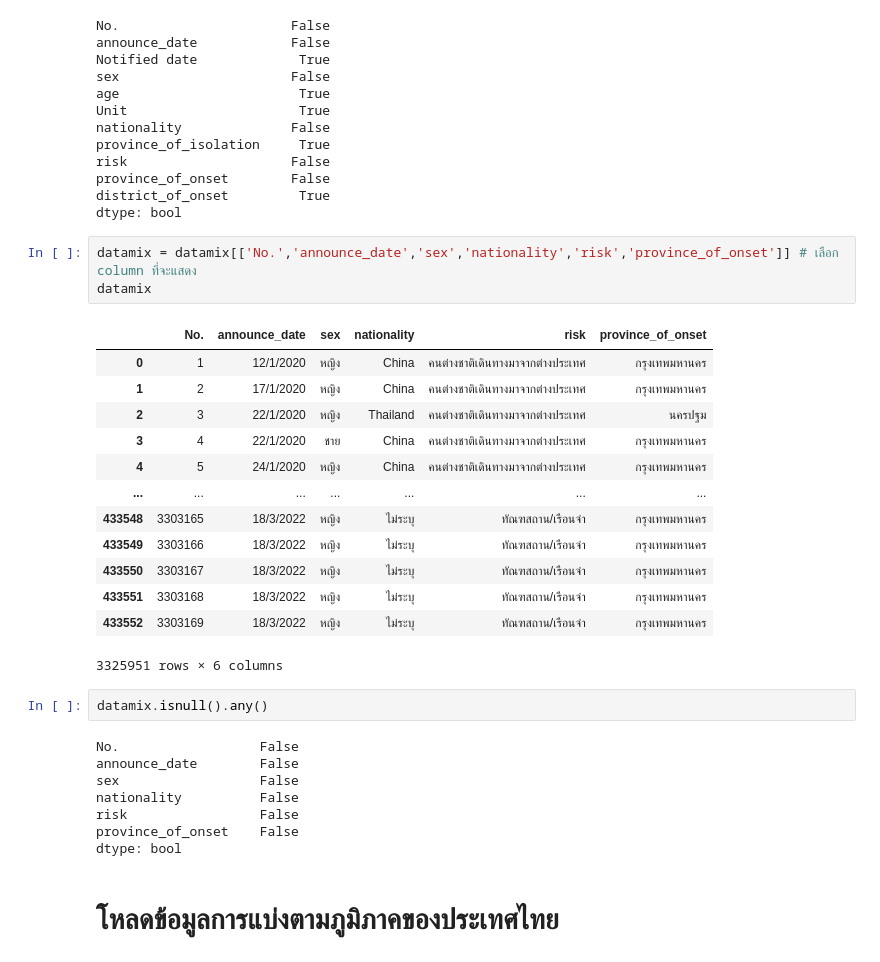
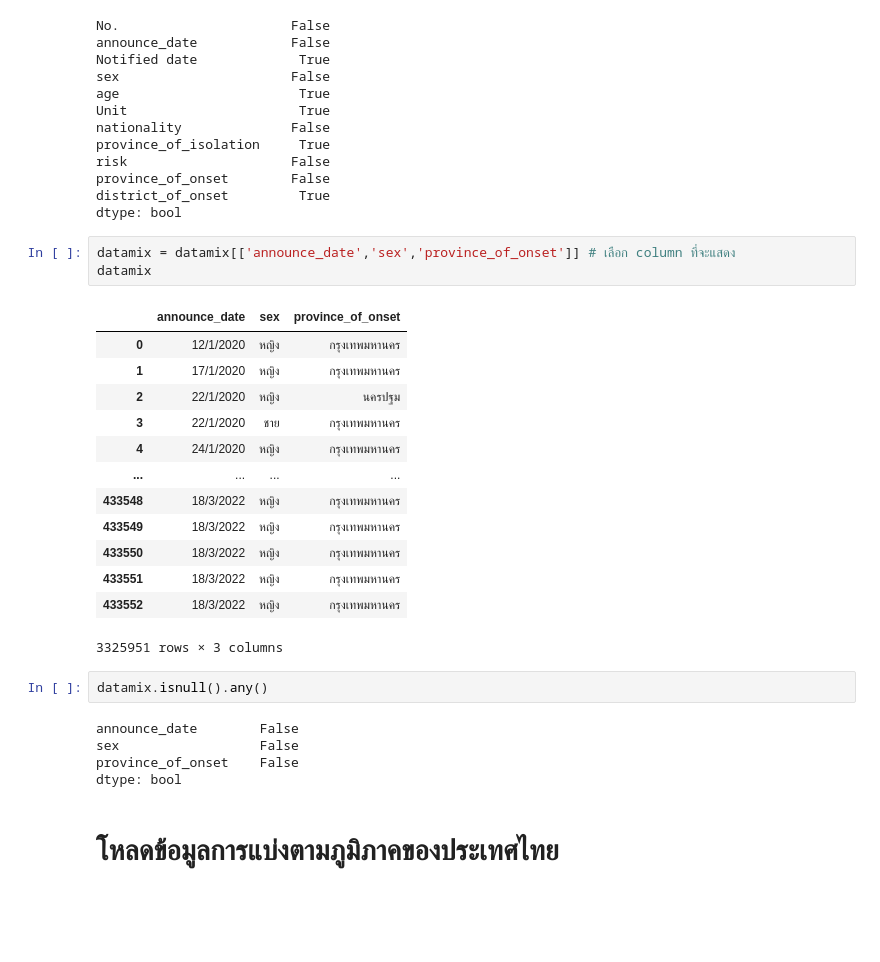
Before and after one commit to Chanunchida-May/data_viz_2022, a Jupyter notebook: ProjectDashBoard.ipynb, the cells around one changed output. Cells and saved outputs as stored; diff of their text form; blank space fills up the shorter version.

```diff
--- a/ProjectDashBoard.ipynb
+++ b/ProjectDashBoard.ipynb
@@ -743,30 +743,27 @@ province_of_onset        False
 district_of_onset         True
 dtype: bool
 # %%
-datamix = datamix[['No.','announce_date','sex','nationality','risk','province_of_onset']] # เลือก column ที่จะแสดง
+datamix = datamix[['announce_date','sex','province_of_onset']] # เลือก column ที่จะแสดง
 datamix
 # %% [output]
-|  | No. | announce_date | sex | nationality | risk | province_of_onset |
-| 0 | 1 | 12/1/2020 | หญิง | China | คนต่างชาติเดินทางมาจากต่างประเทศ | กรุงเทพมหานคร |
-| 1 | 2 | 17/1/2020 | หญิง | China | คนต่างชาติเดินทางมาจากต่างประเทศ | กรุงเทพมหานคร |
-| 2 | 3 | 22/1/2020 | หญิง | Thailand | คนต่างชาติเดินทางมาจากต่างประเทศ | นครปฐม |
-| 3 | 4 | 22/1/2020 | ชาย | China | คนต่างชาติเดินทางมาจากต่างประเทศ | กรุงเทพมหานคร |
-| 4 | 5 | 24/1/2020 | หญิง | China | คนต่างชาติเดินทางมาจากต่างประเทศ | กรุงเทพมหานคร |
-| ... | ... | ... | ... | ... | ... | ... |
-| 433548 | 3303165 | 18/3/2022 | หญิง | ไม่ระบุ | ทัณฑสถาน/เรือนจำ | กรุงเทพมหานคร |
-| 433549 | 3303166 | 18/3/2022 | หญิง | ไม่ระบุ | ทัณฑสถาน/เรือนจำ | กรุงเทพมหานคร |
-| 433550 | 3303167 | 18/3/2022 | หญิง | ไม่ระบุ | ทัณฑสถาน/เรือนจำ | กรุงเทพมหานคร |
-| 433551 | 3303168 | 18/3/2022 | หญิง | ไม่ระบุ | ทัณฑสถาน/เรือนจำ | กรุงเทพมหานคร |
-| 433552 | 3303169 | 18/3/2022 | หญิง | ไม่ระบุ | ทัณฑสถาน/เรือนจำ | กรุงเทพมหานคร |
+|  | announce_date | sex | province_of_onset |
+| 0 | 12/1/2020 | หญิง | กรุงเทพมหานคร |
+| 1 | 17/1/2020 | หญิง | กรุงเทพมหานคร |
+| 2 | 22/1/2020 | หญิง | นครปฐม |
+| 3 | 22/1/2020 | ชาย | กรุงเทพมหานคร |
+| 4 | 24/1/2020 | หญิง | กรุงเทพมหานคร |
+| ... | ... | ... | ... |
+| 433548 | 18/3/2022 | หญิง | กรุงเทพมหานคร |
+| 433549 | 18/3/2022 | หญิง | กรุงเทพมหานคร |
+| 433550 | 18/3/2022 | หญิง | กรุงเทพมหานคร |
+| 433551 | 18/3/2022 | หญิง | กรุงเทพมหานคร |
+| 433552 | 18/3/2022 | หญิง | กรุงเทพมหานคร |
-3325951 rows × 6 columns
+3325951 rows × 3 columns
 # %%
 datamix.isnull().any()
 # %% [output]
-No.                  False
 announce_date        False
 sex                  False
-nationality          False
-risk                 False
 province_of_onset    False
 dtype: bool
 # %% [markdown]
```
Also changed, not shown: parts of 3 cells of this notebook.
